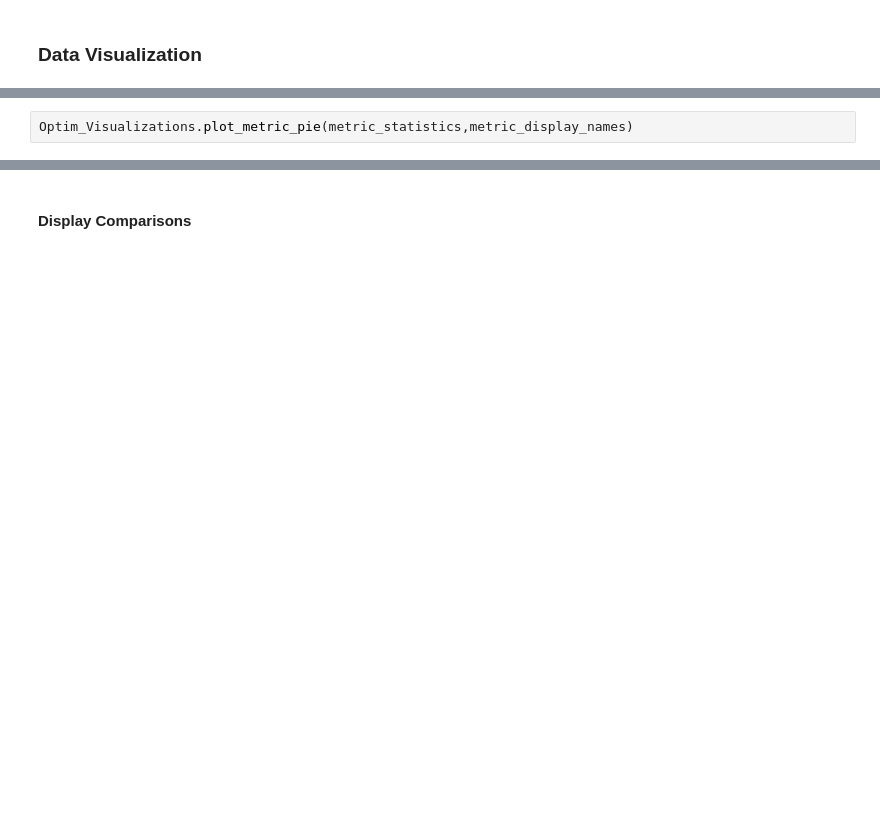
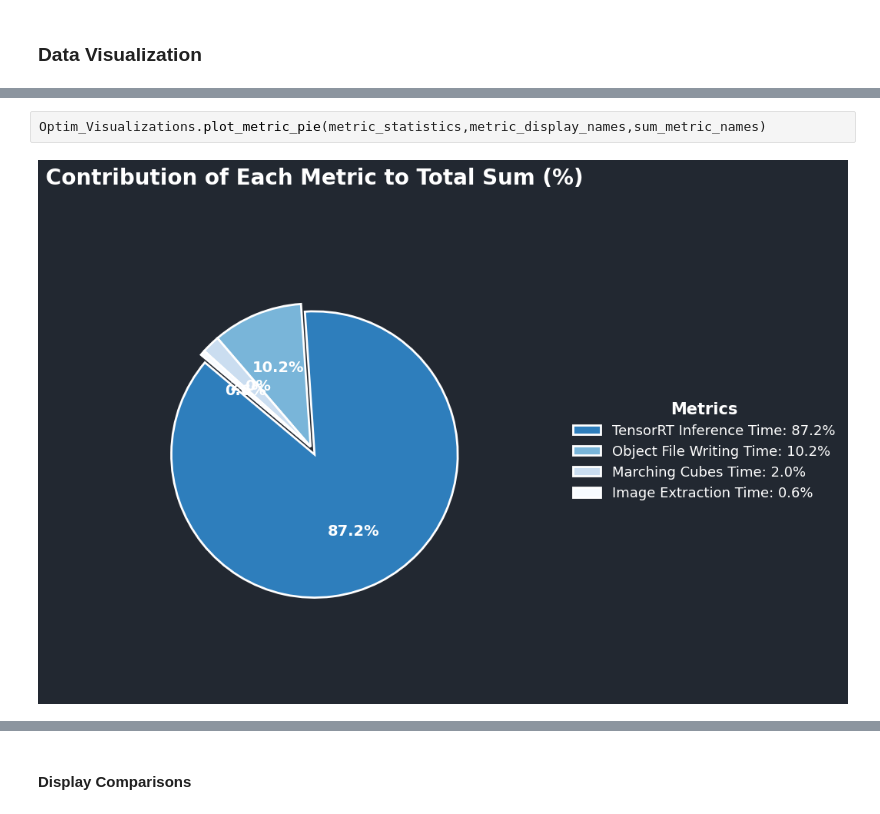
Before and after one commit to AutodeskAILab/WaLa, a Jupyter notebook: Optim/Run.ipynb, the cells around one changed output, grey strips where cells are left out. Saved outputs shown, nothing was run; the diff lists cells and outputs as text; blank space fills up the shorter version.

```diff
--- a/Optim/Run.ipynb
+++ b/Optim/Run.ipynb
@@ -272,3 +576,5 @@ The total sum of all metrics is NOT close to the Default Delta.
 # %%
-Optim_Visualizations.plot_metric_pie(metric_statistics,metric_display_names)
+Optim_Visualizations.plot_metric_pie(metric_statistics,metric_display_names,sum_metric_names)
+# %% [output]
+[figure, added]
 # %%
```
Also changed, not shown: parts of 26 cells of this notebook, 54 other files.
